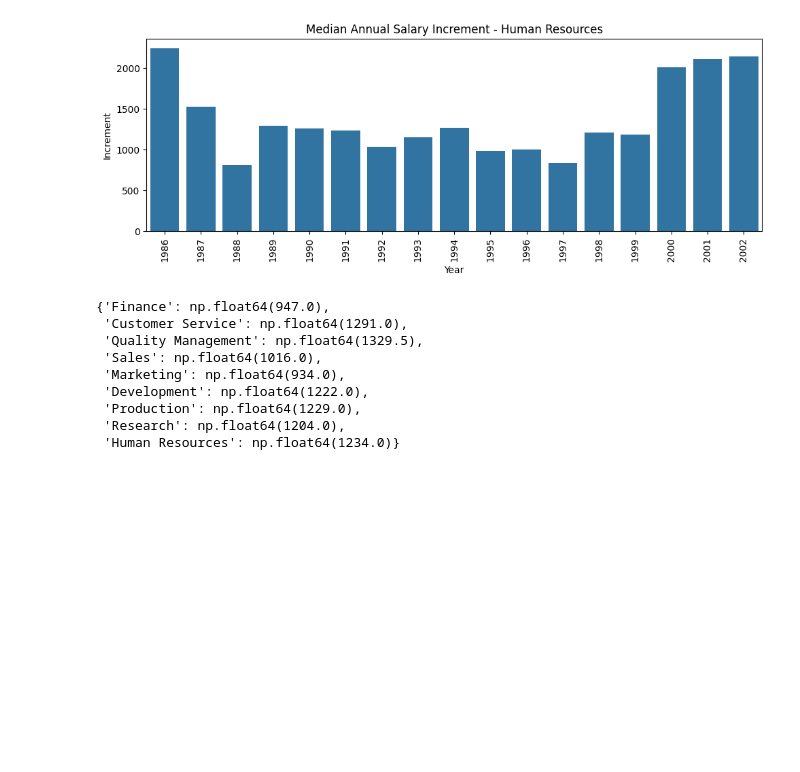
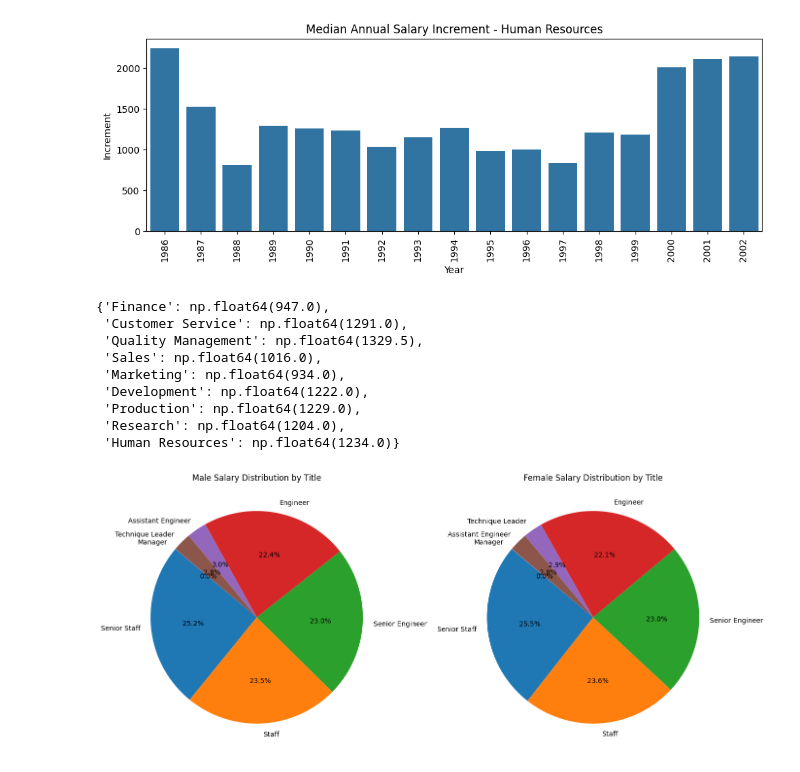
Before and after one commit to ParamesManthiramoorthi26/Employee_Project, a Jupyter notebook: employee_query.ipynb, the cells around one changed output. Cells and saved outputs as stored; diff of their text form; code cells hidden in the pictures; blank space fills up the shorter version.

```diff
--- a/employee_query.ipynb
+++ b/employee_query.ipynb
@@ -531,3 +531,34 @@ median_inc
  'Production': np.float64(1229.0),
  'Research': np.float64(1204.0),
  'Human Resources': np.float64(1234.0)}
+# %%
+query = """SELECT
+    e.gender,
+    t.title,
+    SUM(s.amount) AS total_salary
+FROM employees.employee e
+JOIN employees.salary s ON e.id = s.employee_id
+JOIN employees.title t ON e.id = t.employee_id
+GROUP BY e.gender, t.title
+ORDER BY e.gender, total_salary DESC;"""
+df = pd.read_sql_query(query, engine)
+
+# Separate data for Male and Female
+male_df = df[df['gender'] == 'M']
+female_df = df[df['gender'] == 'F']
+
+# Create subplots for two pie charts
+fig, axes = plt.subplots(1, 2, figsize=(17, 7))
+
+# Pie chart for Male
+axes[0].pie(male_df['total_salary'], labels=male_df['title'], autopct='%1.1f%%', startangle=140)
+axes[0].set_title('Male Salary Distribution by Title')
+
+# Pie chart for Female
+axes[1].pie(female_df['total_salary'], labels=female_df['title'], autopct='%1.1f%%', startangle=140)
+axes[1].set_title('Female Salary Distribution by Title')
+
+plt.tight_layout()
+plt.show()
+# %% [output]
+[figure, added]
```
Also changed, not shown: parts of 1 cell of this notebook.
